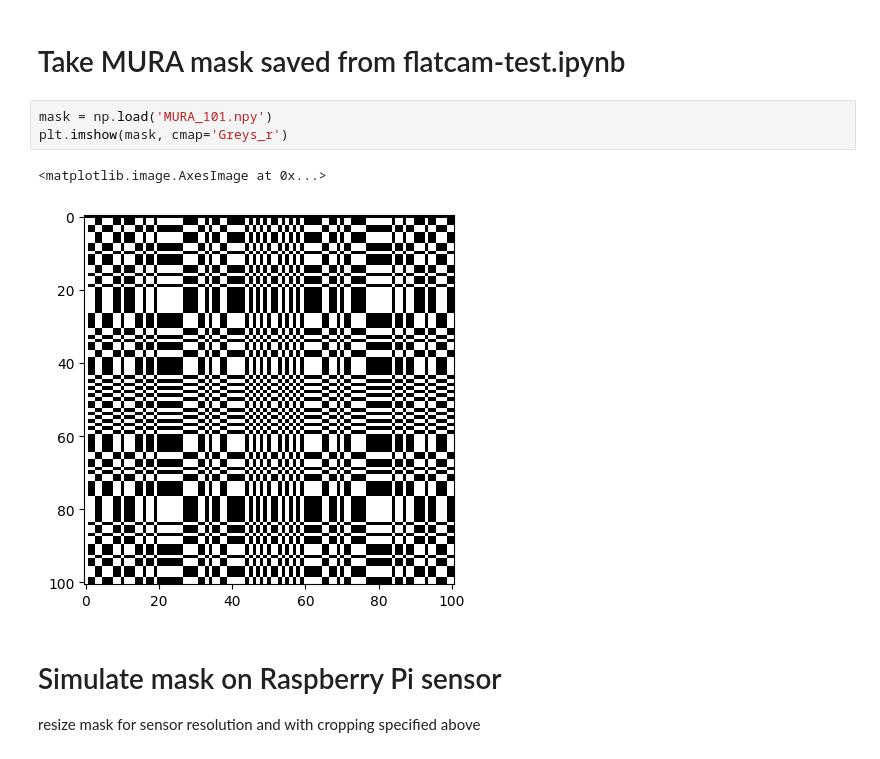
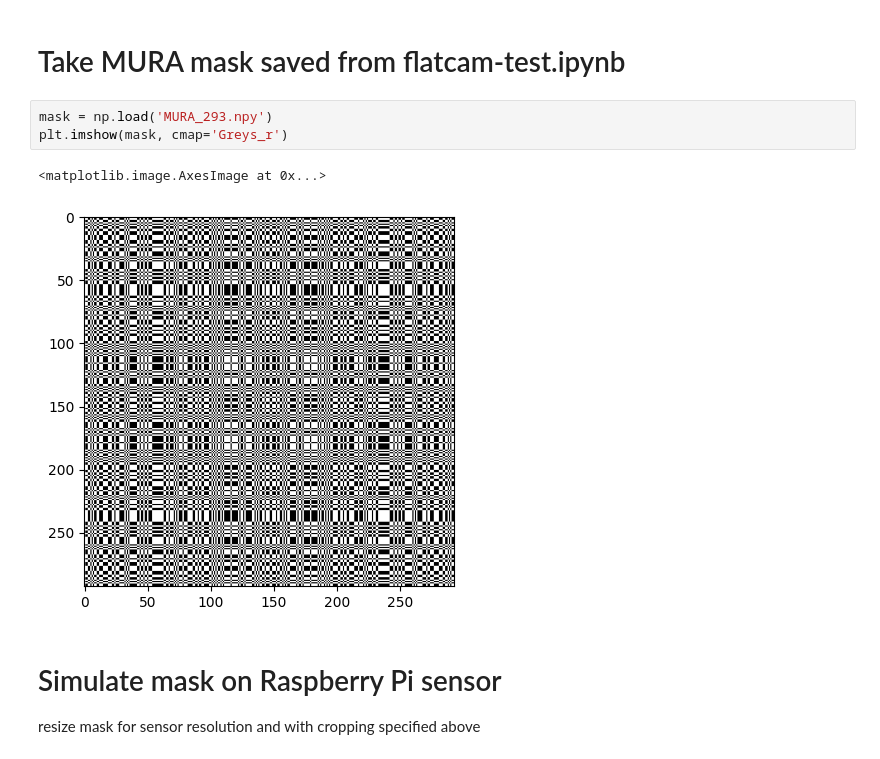
Before and after one commit to LCAV/LenslessPiCam, a Jupyter notebook: masks/FlatCam/simulate-psf.ipynb, the cells around one changed output. Drawn from its saved outputs; the diff is of its cells as text.

```diff
--- a/masks/FlatCam/simulate-psf.ipynb
+++ b/masks/FlatCam/simulate-psf.ipynb
@@ -53,11 +54,11 @@ plot_image(mask, normalize=True);
 # %% [markdown]
 # Take MURA mask saved from flatcam-test.ipynb
 # %%
-mask = np.load('MURA_101.npy')
+mask = np.load('MURA_293.npy')
 plt.imshow(mask, cmap='Greys_r')
 # %% [output]
 <matplotlib.image.AxesImage at 0x...>
-[figure, old version]
+[figure, new version]
 # %% [markdown]
 # Simulate mask on Raspberry Pi sensor
 
```
Also changed, not shown: parts of 6 cells of this notebook, 1 other file.
